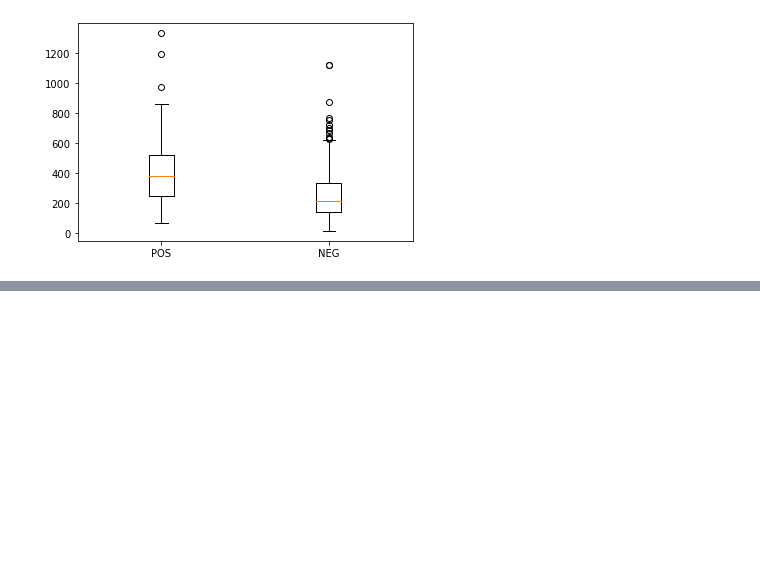
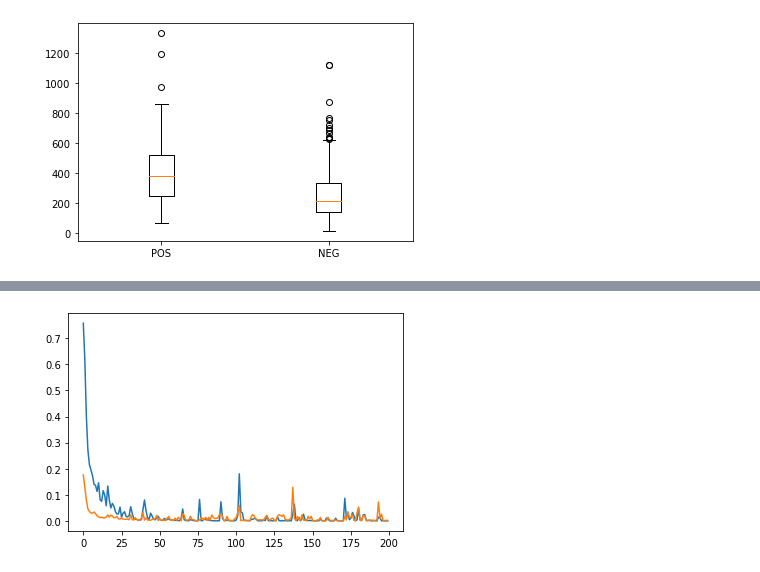
Before and after one commit to LZhang98/llps-v2, a Jupyter notebook: test.ipynb, the cells around one changed output, grey strips where cells are left out. Saved outputs shown, nothing was run; the diff lists cells and outputs as text; code cells hidden in the pictures; blank space fills up the shorter version.

```diff
--- a/test.ipynb
+++ b/test.ipynb
@@ -49,0 +52,3 @@ ax.set_xticklabels(test_dict.keys())
+# %%
+data = pd.read_csv(dir_path+'/logs/2023-02-21_e200_bs4_log.csv')
+data
@@ -49,0 +69,11 @@ ax.set_xticklabels(test_dict.keys())
+# %%
+x = data['epoch']
+y1 = data['training_loss']
+y1 = y1/len(y1)
+y2 = data['val_loss']
+y2 = y2/len(y2)
+
+plt.plot(x, y1, x, y2)
+plt.show()
+# %% [output]
+[figure, added]
```
Also changed, not shown: parts of 4 cells of this notebook, 5 other files.
